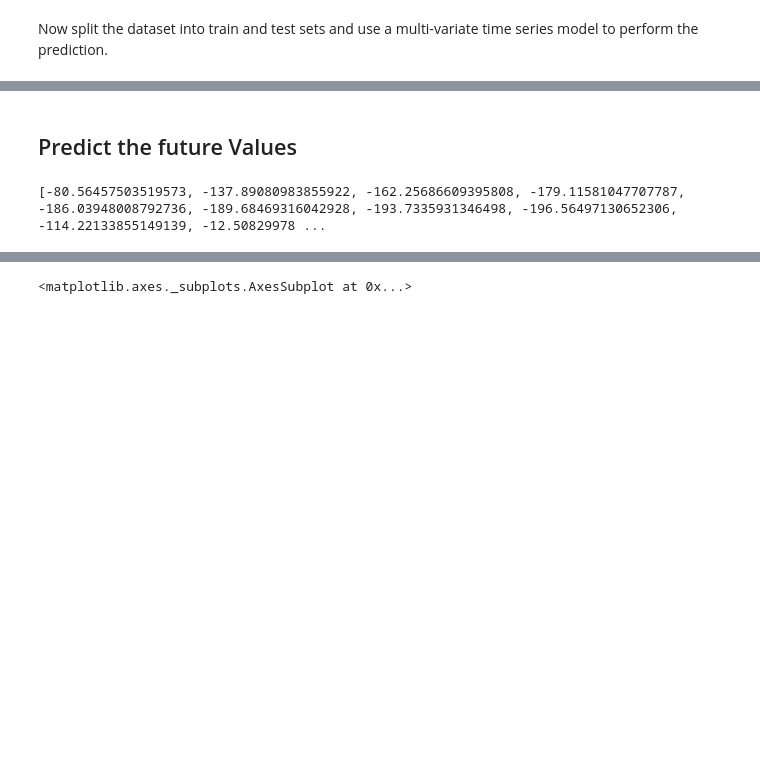
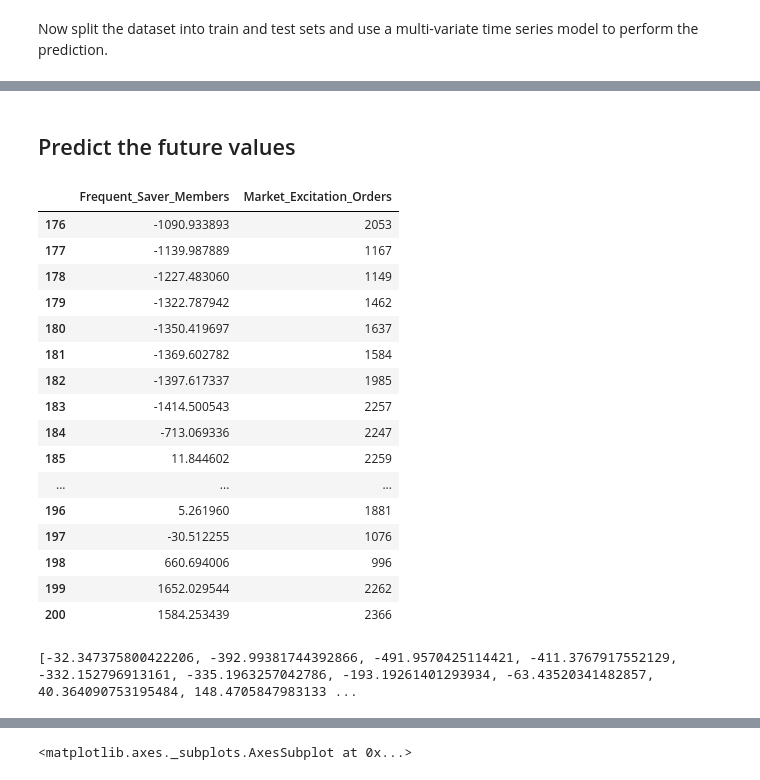
Before and after one commit to xiaobenbenecho/TimeSeriesPredict, a Jupyter notebook: Forecasting 25 Weeks Sales-Submit.ipynb, the cells around one changed output, grey strips where cells are left out. Drawn from its saved outputs; the diff is of its cells as text; code cells hidden in the pictures; blank space fills up the shorter version.

Commit message:
Add the cross validation
Cross-validation under different combinations of endogenous and exogenous variable combinations.

```diff
--- a/Forecasting 25 Weeks Sales-Submit.ipynb
+++ b/Forecasting 25 Weeks Sales-Submit.ipynb
@@ -249,3 +226,9 @@ forecast_total_orders = stl_dict['Total_Orders'].seasonal[-len(test):] + stl_dic
+# %%
+def find_exog_var(exogs, endogs):
+        inter = set(endogs).intersection(set(exogs))
+        if len(set(exogs) - inter) == 0:
+            return None
+        else: return list(set(exogs) - inter)
 # %%
 def func_rmse(y_true, y_pred):
     return math.sqrt(mean_squared_error(y_true, y_pred))
@@ -256,0 +235,3 @@ The auto-ARMA regression model has the rmse of 986.1130213030397
+# %%
+for endog_var in all_possible_endog:
+    print (endog_var)
@@ -256,0 +282,2 @@ The auto-ARMA regression model has the rmse of 986.1130213030397
+# %%
+min_rmse , best_combination, best_model = Cross_validation(all_possible_endog)
@@ -257,4 +326,41 @@ The auto-ARMA regression model has the rmse of 986.1130213030397
 # %% [markdown]
-## Predict the future Values
+## Predict the future values
+# %%
+def find_exog_future_values(best_combination, stl_dict, df_heldout):
+    if len(best_combination) > 1:
+        all_exog_future_values = pd.Series()
+        for exog in best_combination[1]:
+            if exog != 'Market_Excitation_Orders':
+                forecast_exog_ts = stldecompose.forecast(stl_dict[exog],
+                                                     steps = 25, fc_func = drift, seasonal = True)
+                forecast_exog_ts.index = df_heldout.index
+                forecast_exog_ts.rename(columns = {'drift+seasonal': exog}, inplace = True)
+                exog_future_value = df_heldout[exog] - forecast_exog_ts[exog]
+            else:
+                exog_future_value =  df_heldout[exog]
+
+            all_exog_future_values = pd.concat([all_exog_future_values, exog_future_value], axis = 1)
+    return (all_exog_future_values.dropna(axis = 1))
+# %%
+exog_future_value = find_exog_future_values(best_combination, stl_dict, df_heldout)
+exog_future_value
+# %% [output]
+|  | Frequent_Saver_Members | Market_Excitation_Orders |
+| 176 | -1090.933893 | 2053 |
+| 177 | -1139.987889 | 1167 |
+| 178 | -1227.483060 | 1149 |
+| 179 | -1322.787942 | 1462 |
+| 180 | -1350.419697 | 1637 |
+| 181 | -1369.602782 | 1584 |
+| 182 | -1397.617337 | 1985 |
+| 183 | -1414.500543 | 2257 |
+| 184 | -713.069336 | 2247 |
+| 185 | 11.844602 | 2259 |
+| ... | ... | ... |
+| 196 | 5.261960 | 1881 |
+| 197 | -30.512255 | 1076 |
+| 198 | 660.694006 | 996 |
+| 199 | 1652.029544 | 2262 |
+| 200 | 1584.253439 | 2366 |
 # %%
 forecast_total_order_ts = stldecompose.forecast(stl_dict['Total_Orders'], steps = 25, fc_func = drift, seasonal = True)
@@ -266,11 +368,11 @@ exog_future_value = df_heldout[exog_var] - forecast_exog_ts['drift+seasonal']
 # %%
-forecast_total_order_res = best_mdl.forecast(best_mdl.y, steps = 25, exog_future = exog_future_value)
+forecast_total_order_res = best_model.forecast(best_mdl.y, steps = 25, exog_future = exog_future_value.values)
 temp = []
 for forecast in forecast_total_order_res:
     temp.append(forecast[0])
 print(temp)
 # %% [output]
-[-80.56457503519573, -137.89080983855922, -162.25686609395808, -179.11581047707787, -186.03948008792736, -189.68469316042928, -193.7335931346498, -196.56497130652306, -114.22133855149139, -12.50829978 ...
+[-32.347375800422206, -392.99381744392866, -491.9570425114421, -411.3767917552129, -332.152796913161, -335.1963257042786, -193.19261401293934, -63.43520341482857, 40.364090753195484, 148.4705847983133 ...
 # %%
 forecast_total_orders = forecast_total_order_ts['drift+seasonal'] + temp
 print(forecast_total_orders)
```
Also changed, not shown: parts of 18 cells of this notebook.
